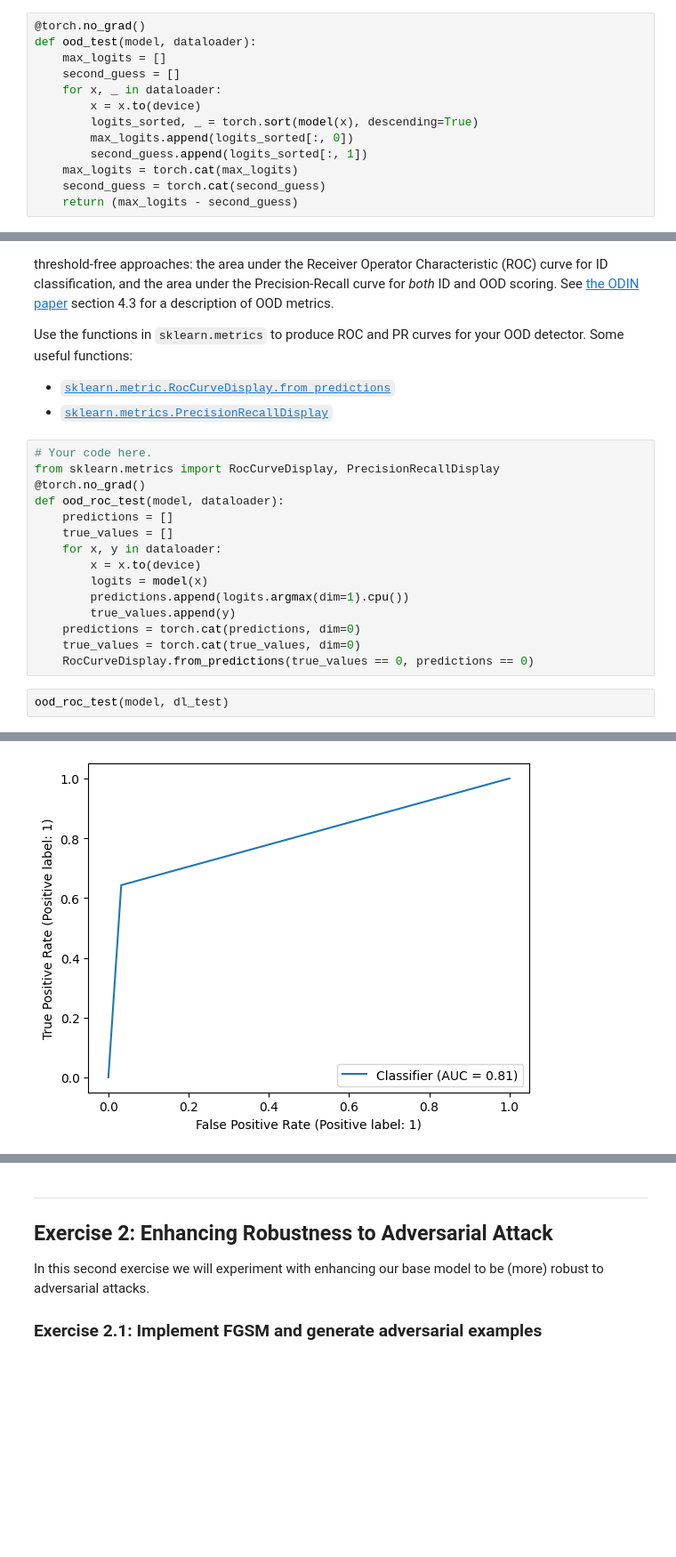
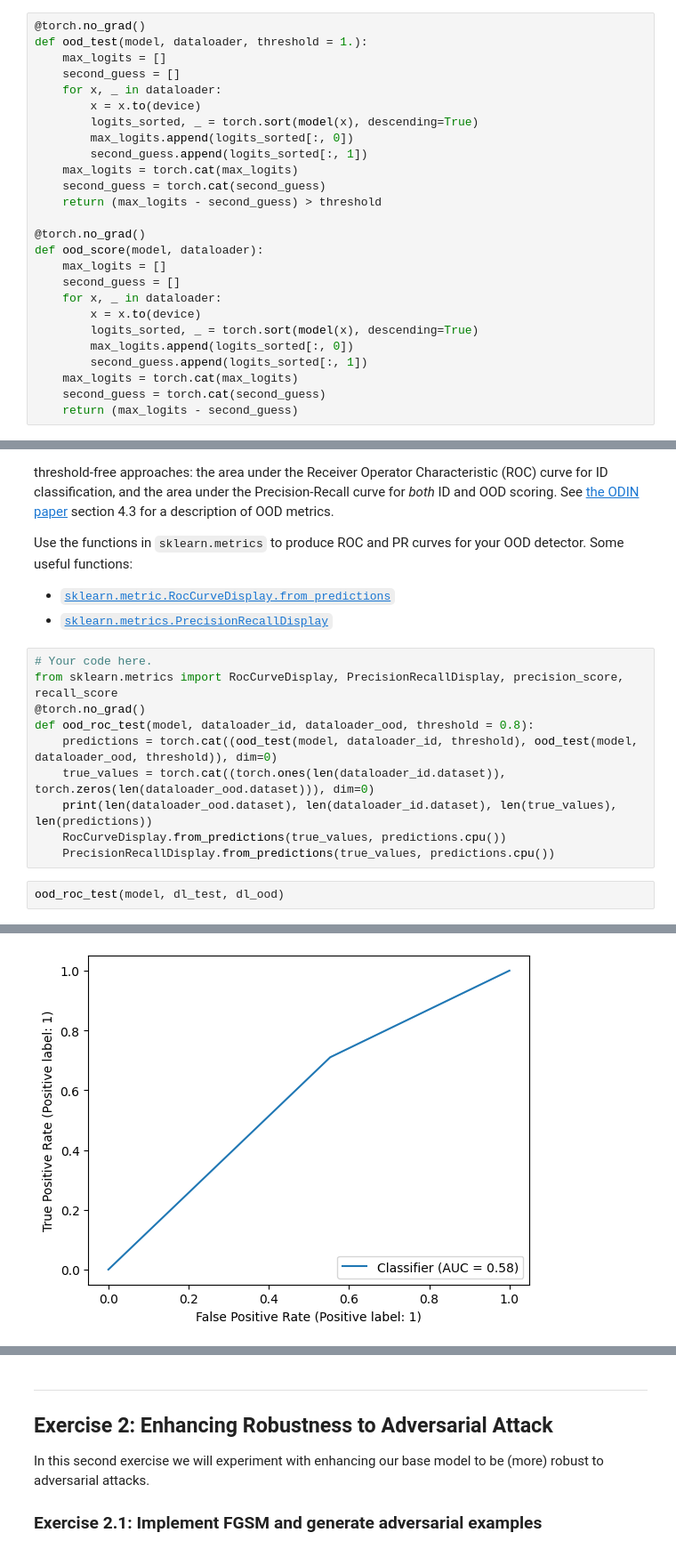
Before and after one commit to Cascetto/dla_labs, a Jupyter notebook: Lab4_OOD.ipynb, the cells around one changed output, grey strips where cells are left out. Shown at 89% size. Cells and saved outputs as stored; diff of their text form; blank space fills up the shorter version.

```diff
--- a/Lab4_OOD.ipynb
+++ b/Lab4_OOD.ipynb
@@ -70,7 +70,20 @@ Files already downloaded and verified
 Files already downloaded and verified
 # %%
 @torch.no_grad()
-def ood_test(model, dataloader):
+def ood_test(model, dataloader, threshold = 1.):
+    max_logits = []
+    second_guess = []
+    for x, _ in dataloader:
+        x = x.to(device)
+        logits_sorted, _ = torch.sort(model(x), descending=True)
+        max_logits.append(logits_sorted[:, 0])
+        second_guess.append(logits_sorted[:, 1])
+    max_logits = torch.cat(max_logits)
+    second_guess = torch.cat(second_guess)
+    return (max_logits - second_guess) > threshold
+
+@torch.no_grad()
+def ood_score(model, dataloader):
     max_logits = []
     second_guess = []
     for x, _ in dataloader:
@@ -262,19 +213,14 @@ Use the functions in `sklearn.metrics` to produce ROC and PR curves for your OOD
 + [`sklearn.metrics.PrecisionRecallDisplay`](https://scikit-learn.org/stable/modules/generated/sklearn.metrics.PrecisionRecallDisplay.html)
 # %%
 # Your code here.
-from sklearn.metrics import RocCurveDisplay, PrecisionRecallDisplay
+from sklearn.metrics import RocCurveDisplay, PrecisionRecallDisplay, precision_score, recall_score
 @torch.no_grad()
-def ood_roc_test(model, dataloader):
-    predictions = []
-    true_values = []
-    for x, y in dataloader:
-        x = x.to(device)
-        logits = model(x)
-        predictions.append(logits.argmax(dim=1).cpu())
-        true_values.append(y)
-    predictions = torch.cat(predictions, dim=0)
-    true_values = torch.cat(true_values, dim=0)
-    RocCurveDisplay.from_predictions(true_values == 0, predictions == 0)
+def ood_roc_test(model, dataloader_id, dataloader_ood, threshold = 0.8):
+    predictions = torch.cat((ood_test(model, dataloader_id, threshold), ood_test(model, dataloader_ood, threshold)), dim=0)
+    true_values = torch.cat((torch.ones(len(dataloader_id.dataset)), torch.zeros(len(dataloader_ood.dataset))), dim=0)
+    print(len(dataloader_ood.dataset), len(dataloader_id.dataset), len(true_values), len(predictions))
+    RocCurveDisplay.from_predictions(true_values, predictions.cpu())
+    PrecisionRecallDisplay.from_predictions(true_values, predictions.cpu())
 # %%
-ood_roc_test(model, dl_test)
+ood_roc_test(model, dl_test, dl_ood)
 # %% [output]
@@ -281 +228 @@ ood_roc_test(model, dl_test)
-[figure, old version]
+[figure, new version]
```
Also changed, not shown: parts of 19 cells of this notebook.
